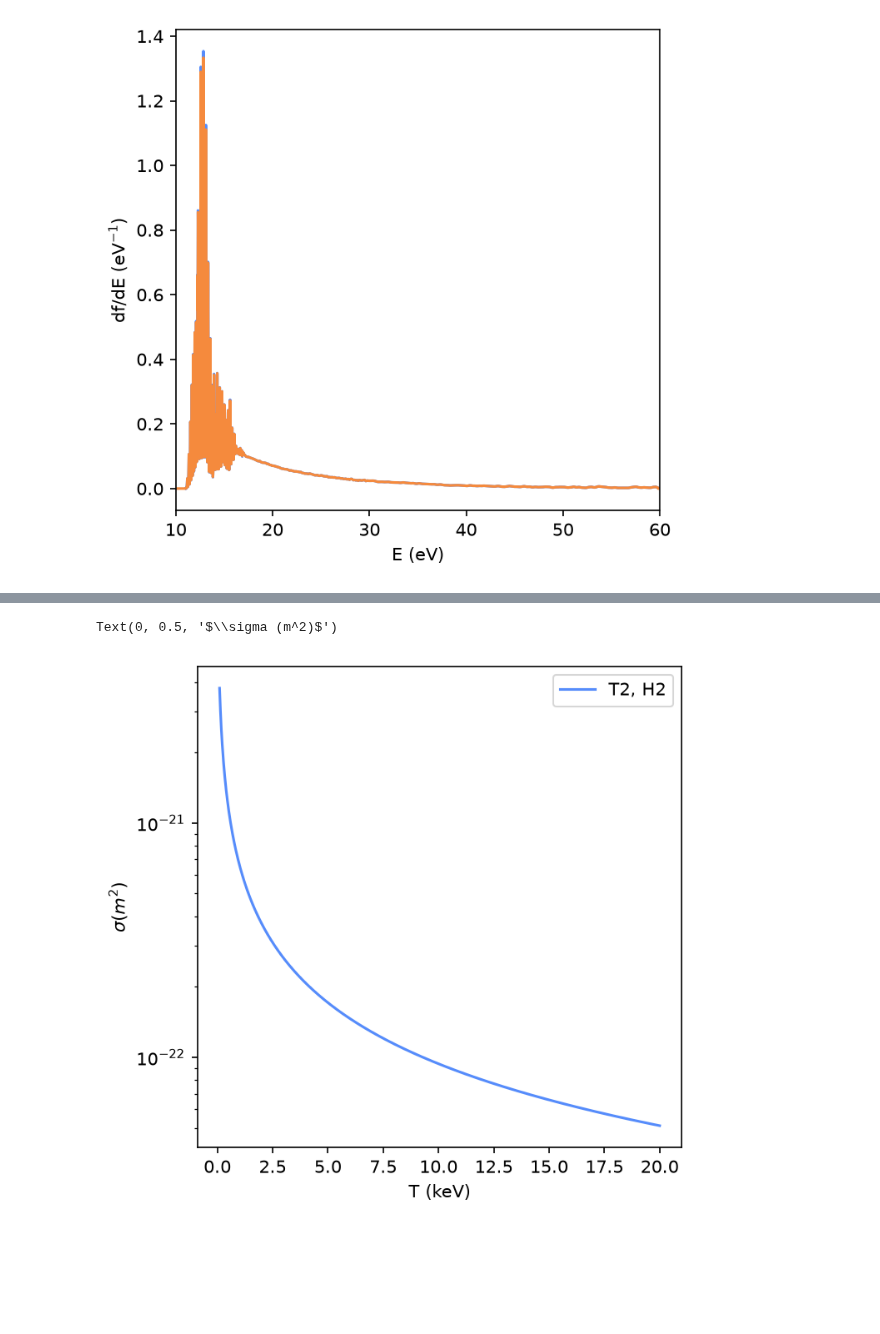
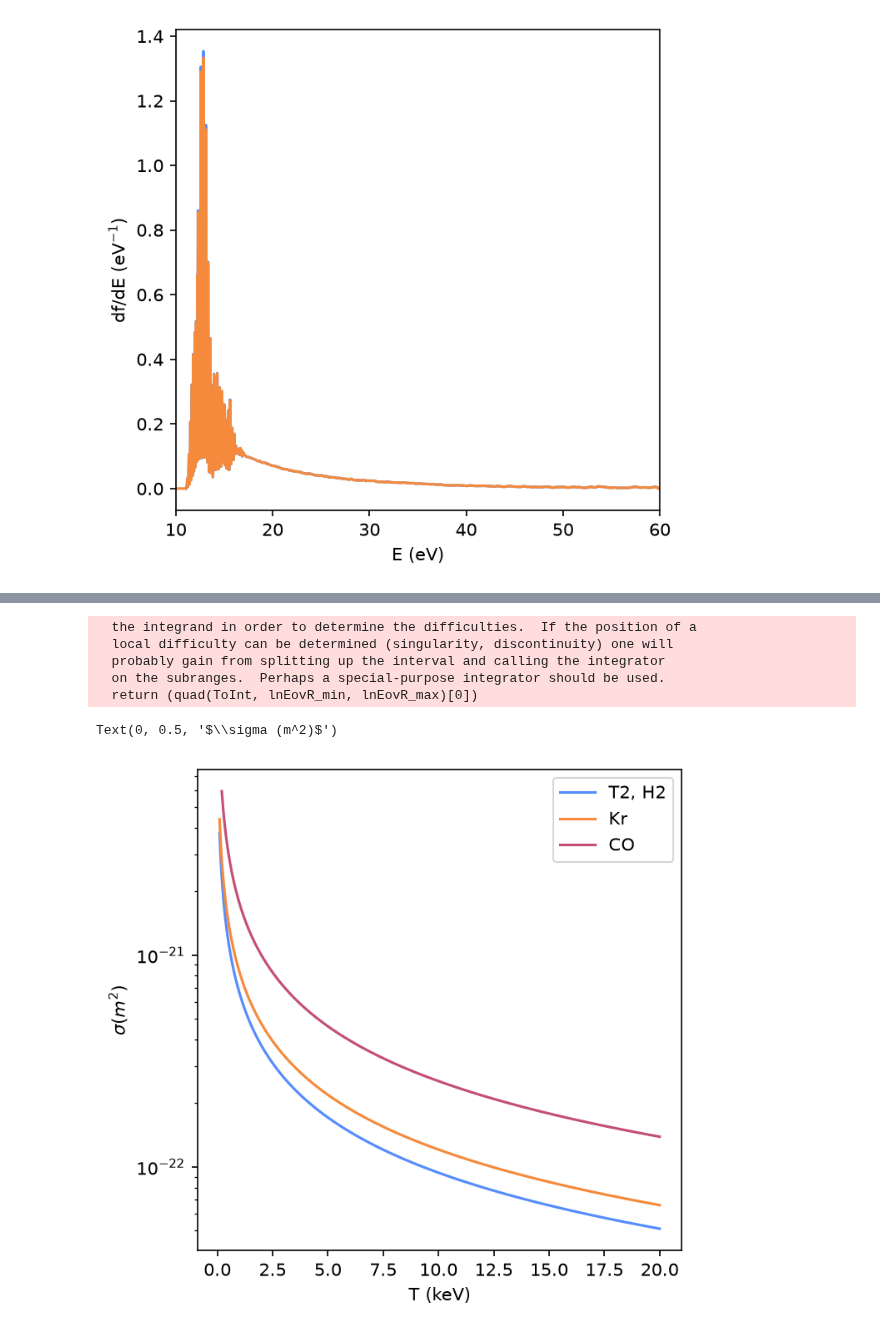
Before and after one commit to benjpjones/Project8ElectronScattering, a Jupyter notebook: OscillatorStrengthScattering.ipynb, the cells around one changed output, grey strips where cells are left out. Saved outputs shown, nothing was run; the diff lists cells and outputs as text; code cells hidden in the pictures; blank space fills up the shorter version.

```diff
--- a/OscillatorStrengthScattering.ipynb
+++ b/OscillatorStrengthScattering.ipynb
@@ -16,11 +16,19 @@ import opticalapprox
 %matplotlib inline
 # %%
 
-dat=pd.read_csv("./Data/OscStrengthH2.txt", skiprows=57,delimiter='\t',names=['E','dfdE'],dtype={'E':float,'dfdE':float},skipfooter=2)
-OscStrH2=interp1d(dat['E'],dat['dfdE'],fill_value=0,bounds_error=False,kind='linear')
+datH2=pd.read_csv("./Data/OscStrengthH2.txt", skiprows=57,delimiter='\t',names=['E','dfdE'],dtype={'E':float,'dfdE':float},skipfooter=2)
+OscStrH2=interp1d(datH2['E'],datH2['dfdE'],fill_value=0,bounds_error=False,kind='linear')
+
+
+datKr=pd.read_csv("./Data/OscStrengthKr.txt", skiprows=65,delimiter='\t',names=['E','dfdE'],dtype={'E':float,'dfdE':float},skipfooter=2)
+OscStrKr=interp1d(datKr['E'],datKr['dfdE'],fill_value=0,bounds_error=False,kind='linear')
+
+
+datCO=pd.read_csv("./Data/OscStrengthCO.txt", skiprows=65,delimiter='\t',names=['E','dfdE'],dtype={'E':float,'dfdE':float},skipfooter=2)
+OscStrCO=interp1d(datCO['E'],datCO['dfdE'],fill_value=0,bounds_error=False,kind='linear')
 
 plt.figure(figsize=(5,5),dpi=150)
-plt.plot(dat.E,dat.dfdE)
+plt.plot(datH2.E,datH2.dfdE)
 Es=np.linspace(10,60,10000)
 plt.plot(Es,OscStrH2(Es))
 plt.xlim(11,16)
@@ -29,7 +37,7 @@ plt.ylabel(r"df/dE (eV$^{-1}$)")
 plt.show()
 
 plt.figure(figsize=(5,5),dpi=150)
-plt.plot(dat.E,dat.dfdE)
+plt.plot(datH2.E,datH2.dfdE)
 Es=np.linspace(10,60,10000)
 plt.plot(Es,OscStrH2(Es))
 plt.xlim(10,60)
@@ -42,14 +66,25 @@ plt.show()
 # %%
 Ts=np.linspace(1e2,20e3,1000)
-sigma_cont=[opticalapprox.sig_oscstrength(T,OscStrH2,constants.mT*2) for T in Ts]
+sigma_contH2=[opticalapprox.sig_oscstrength(T,OscStrH2,constants.mT*2) for T in Ts]
+sigma_contKr=[opticalapprox.sig_oscstrength(T,OscStrKr,constants.mT*83/3) for T in Ts]
+sigma_contCO=[opticalapprox.sig_oscstrength(T,OscStrCO,constants.mT*28/3) for T in Ts]
+# %% [output]
+  the integrand in order to determine the difficulties.  If the position of a
+  local difficulty can be determined (singularity, discontinuity) one will
+  probably gain from splitting up the interval and calling the integrator
+  on the subranges.  Perhaps a special-purpose integrator should be used.
+  return (quad(ToInt, lnEovR_min, lnEovR_max)[0])
 # %%
 plt.figure(figsize=(5,5),dpi=150)
-plt.plot(Ts/1000,sigma_cont,'-',label='T2, H2')
+plt.plot(Ts/1000,sigma_contH2,'-',label='T2, H2')
+plt.plot(Ts/1000,sigma_contKr,'-',label='Kr')
+plt.plot(Ts/1000,sigma_contCO,'-',label='CO')
+
 plt.legend(loc='upper right')
 plt.semilogy()
 plt.xlabel("T (keV)")
 plt.ylabel(r"$\sigma (m^2)$")
 # %% [output]
 Text(0, 0.5, '$\\sigma (m^2)$')
-[figure, old version]
+[figure, new version]
 # %%
```
Also changed, not shown: parts of 4 cells of this notebook, 1 other file.
